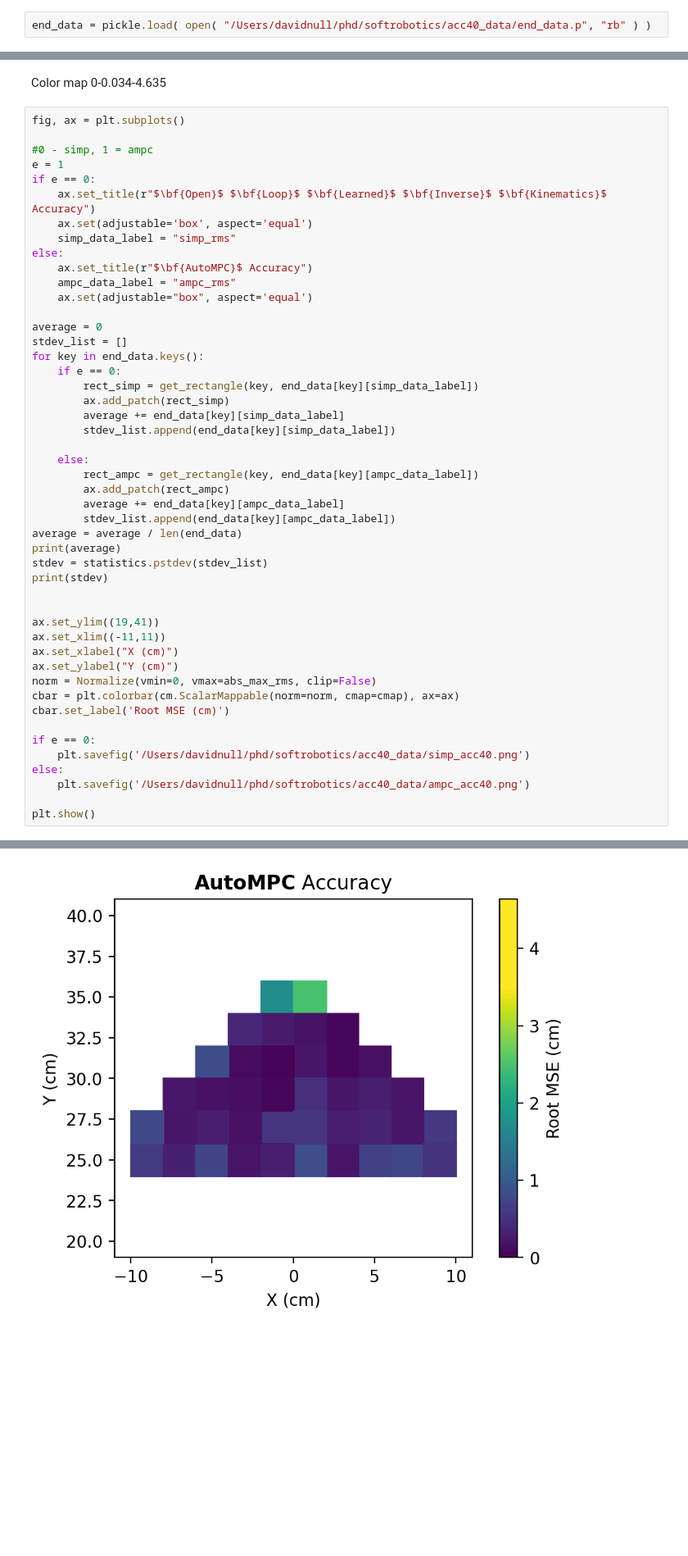
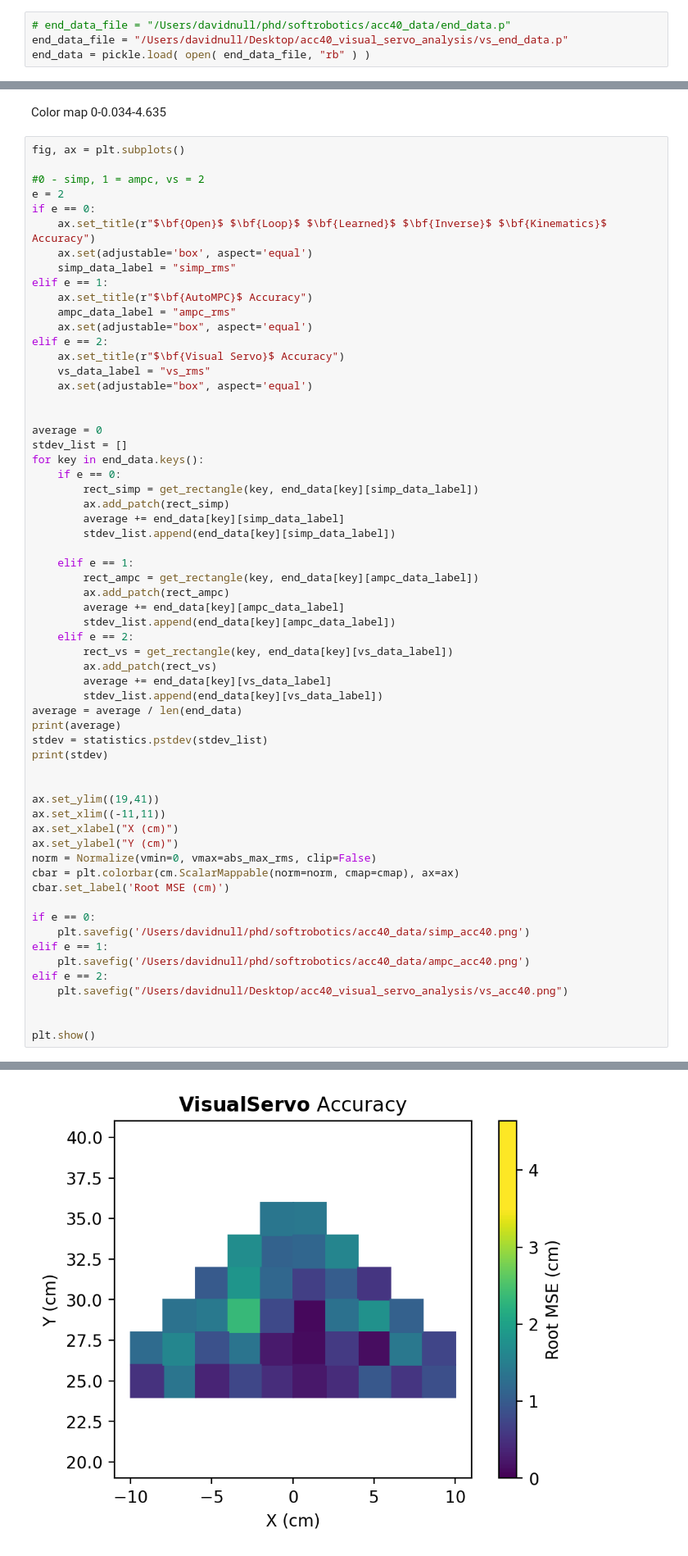
Before and after one commit to david0x00/softwater, a Jupyter notebook: notebooks/acc40_visualizer.ipynb, the cells around one changed output, grey strips where cells are left out. Shown: that part at 82% size. Drawn from its saved outputs; the diff is of its cells as text; blank space fills up the shorter version.

```diff
--- a/notebooks/acc40_visualizer.ipynb
+++ b/notebooks/acc40_visualizer.ipynb
@@ -46,7 +79,9 @@ def get_end_rmse(directory):
 # df = pd.DataFrame(data).T.reset_index().rename(columns={"level_0": "x", "level_1": "y"})
 # df.to_csv("/Volumes/Flash/acc40/analysis/end_data.csv")
 # %%
-end_data = pickle.load( open( "/Users/davidnull/phd/softrobotics/acc40_data/end_data.p", "rb" ) )
+# end_data_file = "/Users/davidnull/phd/softrobotics/acc40_data/end_data.p"
+end_data_file = "/Users/davidnull/Desktop/acc40_visual_servo_analysis/vs_end_data.p"
+end_data = pickle.load( open( end_data_file, "rb" ) )
 # %%
 levels = 256
 viridis = cm.get_cmap('viridis', levels)
@@ -79,16 +116,21 @@ Color map 0-0.034-4.635
 # %%
 fig, ax = plt.subplots()
 
-#0 - simp, 1 = ampc
-e = 1
+#0 - simp, 1 = ampc, vs = 2
+e = 2
 if e == 0:
     ax.set_title(r"$\bf{Open}$ $\bf{Loop}$ $\bf{Learned}$ $\bf{Inverse}$ $\bf{Kinematics}$ Accuracy")
     ax.set(adjustable='box', aspect='equal')
     simp_data_label = "simp_rms"
-else:
+elif e == 1:
     ax.set_title(r"$\bf{AutoMPC}$ Accuracy")
     ampc_data_label = "ampc_rms"
     ax.set(adjustable="box", aspect='equal')
+elif e == 2:
+    ax.set_title(r"$\bf{Visual Servo}$ Accuracy")
+    vs_data_label = "vs_rms"
+    ax.set(adjustable="box", aspect='equal')
+
 
 average = 0
 stdev_list = []
@@ -99,11 +141,16 @@ for key in end_data.keys():
         average += end_data[key][simp_data_label]
         stdev_list.append(end_data[key][simp_data_label])
 
-    else:
+    elif e == 1:
         rect_ampc = get_rectangle(key, end_data[key][ampc_data_label])
         ax.add_patch(rect_ampc)
         average += end_data[key][ampc_data_label]
         stdev_list.append(end_data[key][ampc_data_label])
+    elif e == 2:
+        rect_vs = get_rectangle(key, end_data[key][vs_data_label])
+        ax.add_patch(rect_vs)
+        average += end_data[key][vs_data_label]
+        stdev_list.append(end_data[key][vs_data_label])
 average = average / len(end_data)
 print(average)
 stdev = statistics.pstdev(stdev_list)
@@ -120,8 +167,11 @@ cbar.set_label('Root MSE (cm)')
 
 if e == 0:
     plt.savefig('/Users/davidnull/phd/softrobotics/acc40_data/simp_acc40.png')
-else:
+elif e == 1:
     plt.savefig('/Users/davidnull/phd/softrobotics/acc40_data/ampc_acc40.png')
+elif e == 2:
+    plt.savefig("/Users/davidnull/Desktop/acc40_visual_servo_analysis/vs_acc40.png")
+
 
 plt.show()
 # %% [output]
@@ -130,4 +180,4 @@ plt.show()
-[figure, old version]
+[figure, new version]
 # %%
 im = Image.open('/Users/davidnull/phd/softrobotics/acc40_data/0.jpg')
 all_df = pd.read_csv('/Users/davidnull/phd/softrobotics/acc40_data/all_df_combined.csv')
```
Also changed, not shown: parts of 5 cells of this notebook, 2 other files.
